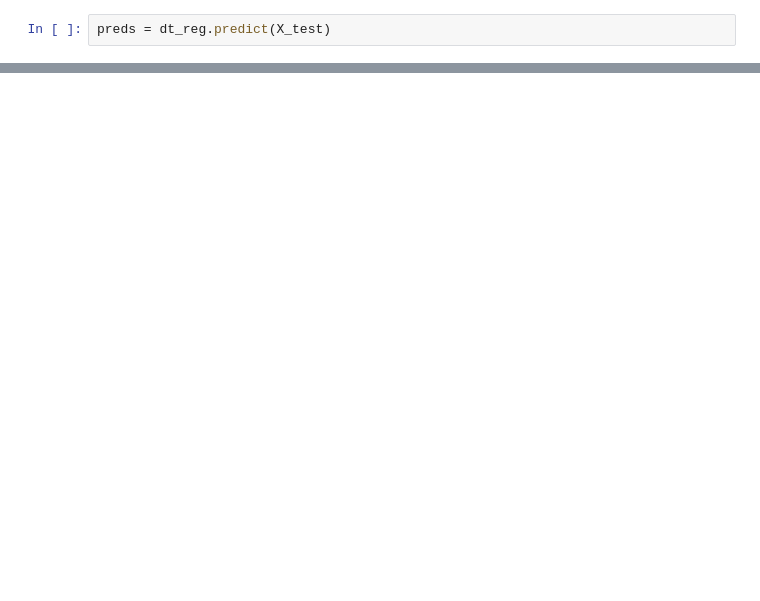
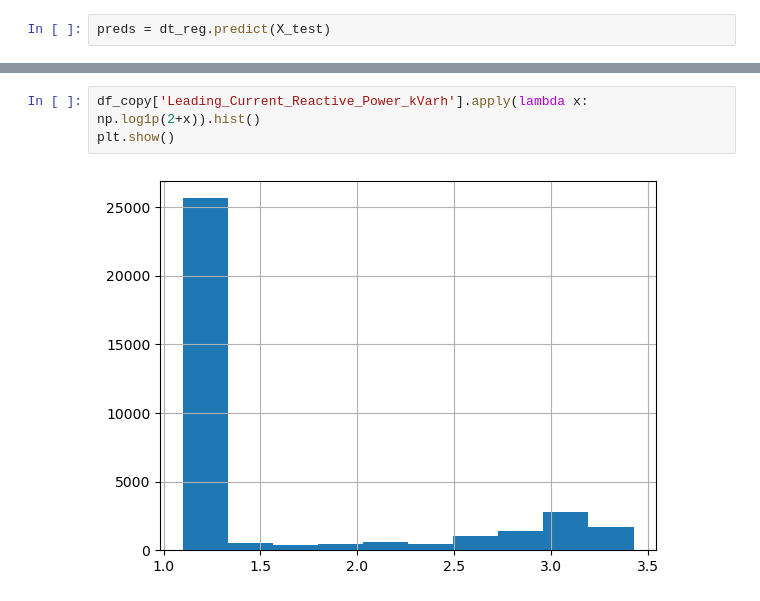
Before and after one commit to wyx-smrf/Windows-Misc, a Jupyter notebook: Steel Industry/processing.ipynb, the cells around one changed output, grey strips where cells are left out. Drawn from its saved outputs; the diff is of its cells as text; blank space fills up the shorter version.

```diff
--- a/Steel Industry/processing.ipynb
+++ b/Steel Industry/processing.ipynb
@@ -397,0 +658,5 @@ lin_rmse
+# %%
+df_copy['Leading_Current_Reactive_Power_kVarh'].apply(lambda x: np.log1p(2+x)).hist()
+plt.show()
+# %% [output]
+[figure, added]
```
Also changed, not shown: parts of 51 cells of this notebook, 14 other files.
